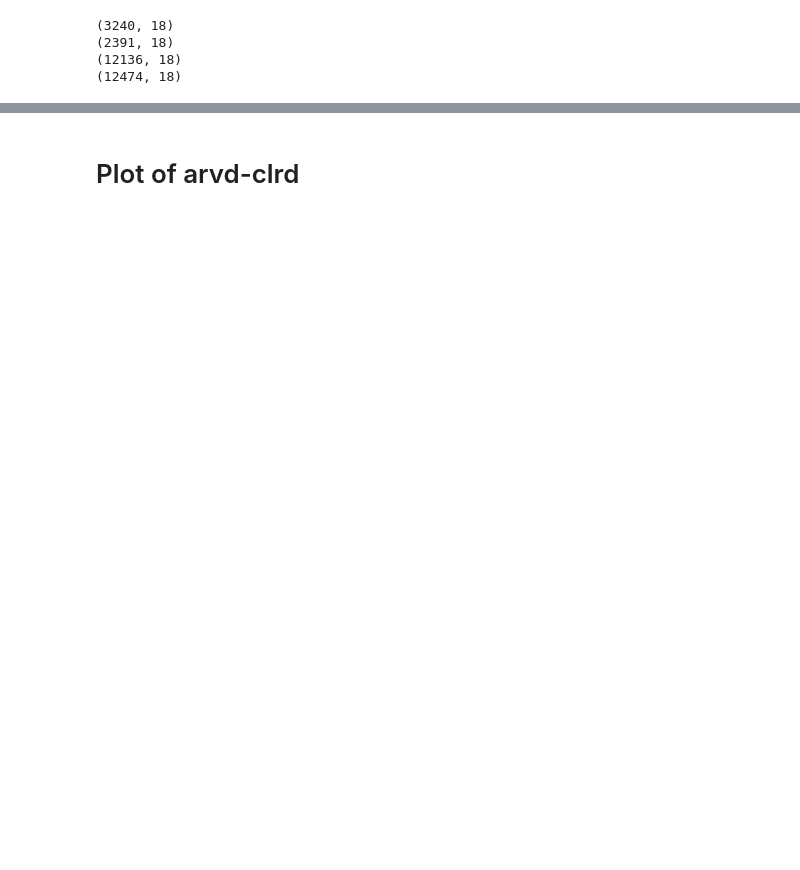
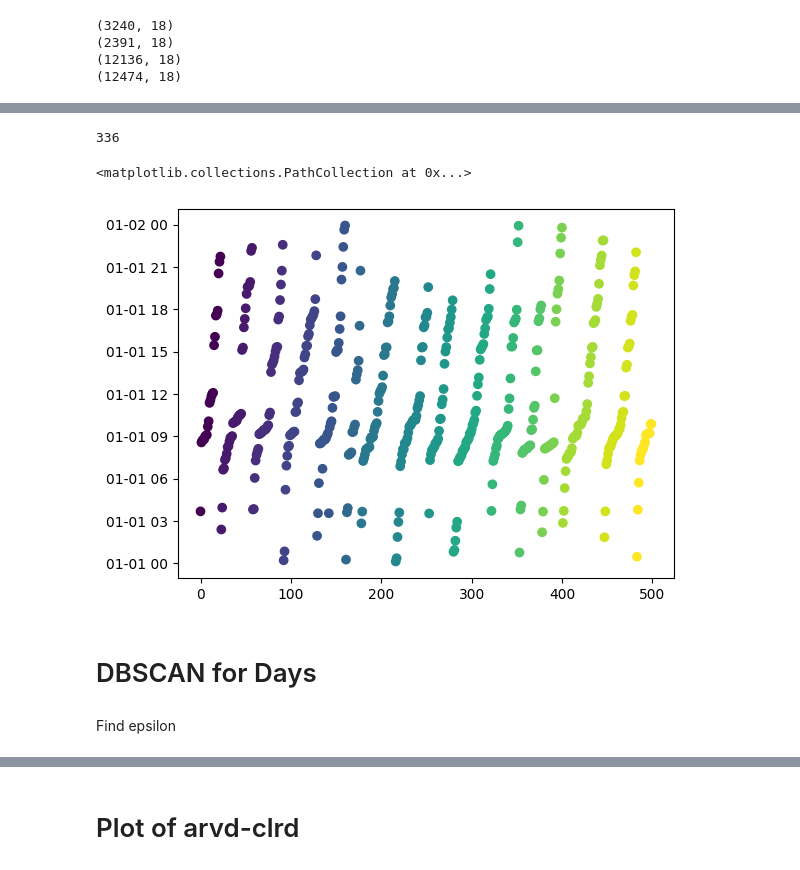
Before and after one commit to mmcpike/SToPA, a Jupyter notebook: notebooks/clean_text.ipynb, the cells around one changed output, grey strips where cells are left out. Drawn from its saved outputs; the diff is of its cells as text; code cells hidden in the pictures; blank space fills up the shorter version.

```diff
--- a/notebooks/clean_text.ipynb
+++ b/notebooks/clean_text.ipynb
@@ -157,0 +148,9 @@ df['sec'] = df['timestamp'].str[4:6]
+# %%
+# Turn timestamps for status words (Arvd, Clrd, Enrt, Disp) into datetimes
+pattern_time_clean = re.compile("\d\d:\d\d:\d\d")
+df['time_clean'] = ''
+for i in range(len(df)):
+    if pattern_time_clean.fullmatch(df['timestamp'][i]):
+        df['time_clean'][i] = df['timestamp'][i]
+
+df['time_clean'] = pd.to_datetime(df['time_clean'],format= '%H:%M:%S',errors='coerce') # Out of time range --> NaT
@@ -157,0 +174,41 @@ df['sec'] = df['timestamp'].str[4:6]
+# %%
+df['log_timedt'] = pd.to_datetime(df['log_time'],format= '%H%M',errors='coerce') # Out of time range --> NaT
+# df[(df['log_time']!='') & (pd.isnull(df['log_timedt']))].shape # 21 log times out of time range
+
+# Convert time to UTC integer - Do not end up using (check)
+df['log_time_int'] = pd.to_datetime(df['log_timedt'],errors='coerce').astype(np.int64)
+# %%
+# Add column with daybreak based on log time
+idx = df[pd.notnull(df['log_timedt'])].index
+idx1 = df[pd.notnull(df['log_timedt'])].drop(index = idx[0]).index
+
+# We expect daybreaks to be close to 24 hours if last log of day is shortly before midnight and first log of next day is shortly after midnight.
+
+df['daybreak'] = 0
+for (i, j) in zip(idx, idx1):
+    if (df['log_timedt'][j] - df['log_timedt'][i] < pd.Timedelta(-12, "h")):
+         df['daybreak'][j] = 1
+
+df['daybreak'][idx[0]] = 1 # First log is the start of day 0
+
+# Convert time to [0, 24]
+df['log_hour']=''
+for i in idx:
+    df['log_hour'][i] = (df['log_timedt'][i]-pd.Timestamp("1900-01-01")).total_seconds()/3600
+# %%
+df['daybreak'].sum() # Counting 336 days, which is consistent with 365 - month missing
+# %% [output]
+336
+# %%
+df['day']=0
+for i in range(1,len(df)):
+    df['day'][i] = df['daybreak'][i] + df['day'][i-1]
+df['day'] = df['day'] - 1 # Start count at day 0
+df['day'] = df['day'].replace(-1, 0)
+# %%
+df_log = df[pd.notnull(df['log_timedt'])]
+df_log.reset_index(drop=True,inplace=True)
+plt.scatter(df_log.index[0:500],df_log['log_timedt'][0:500],c=df_log['day'][0:500])
+# %% [output]
+<matplotlib.collections.PathCollection at 0x...>
+[figure, added]
@@ -157,0 +218,2 @@ df['sec'] = df['timestamp'].str[4:6]
+# %% [markdown]
+# DBSCAN for Days
@@ -157,0 +246,2 @@ df['sec'] = df['timestamp'].str[4:6]
+# %% [markdown]
+Find epsilon
```
Also changed, not shown: parts of 65 cells of this notebook, 4 other files.
